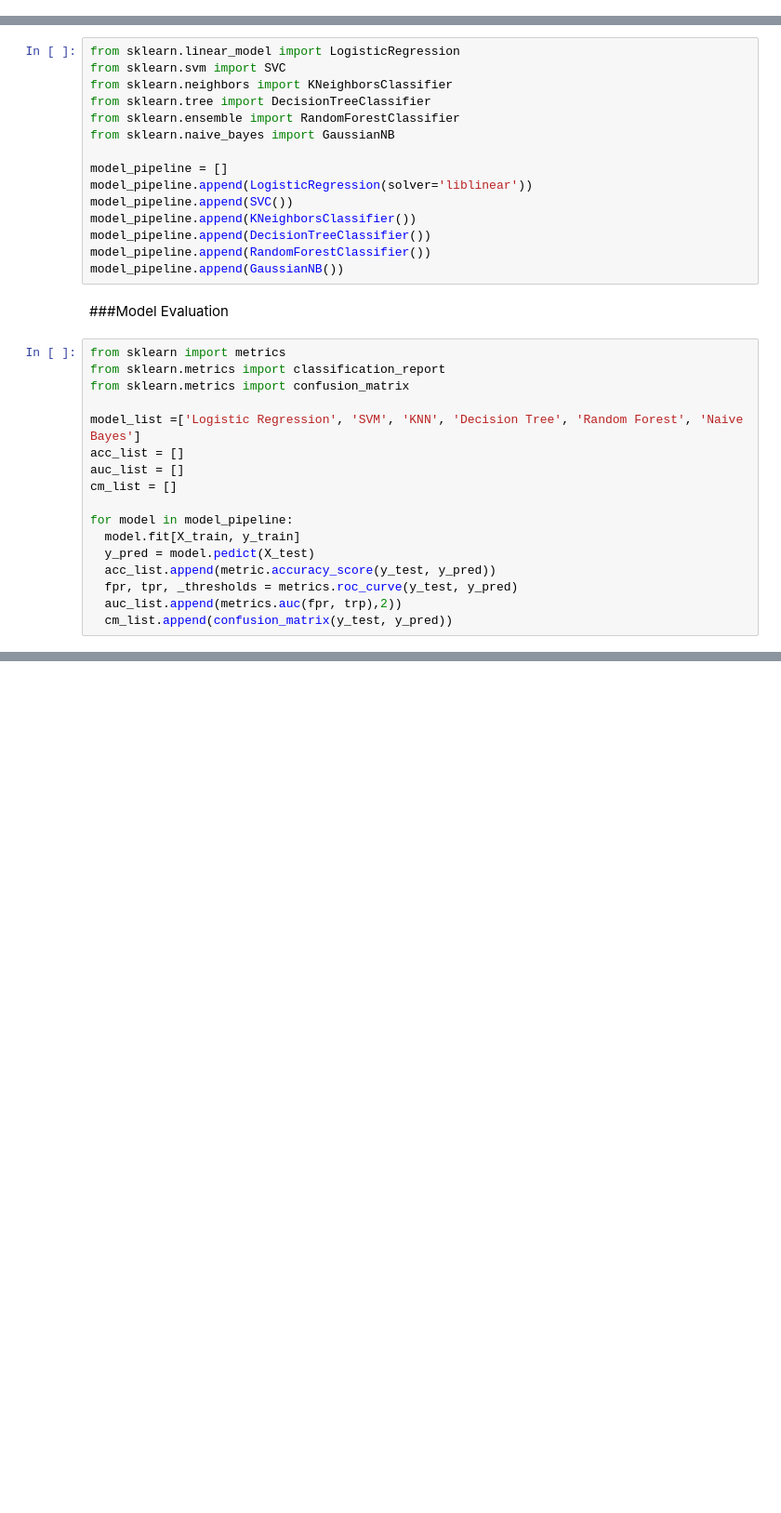
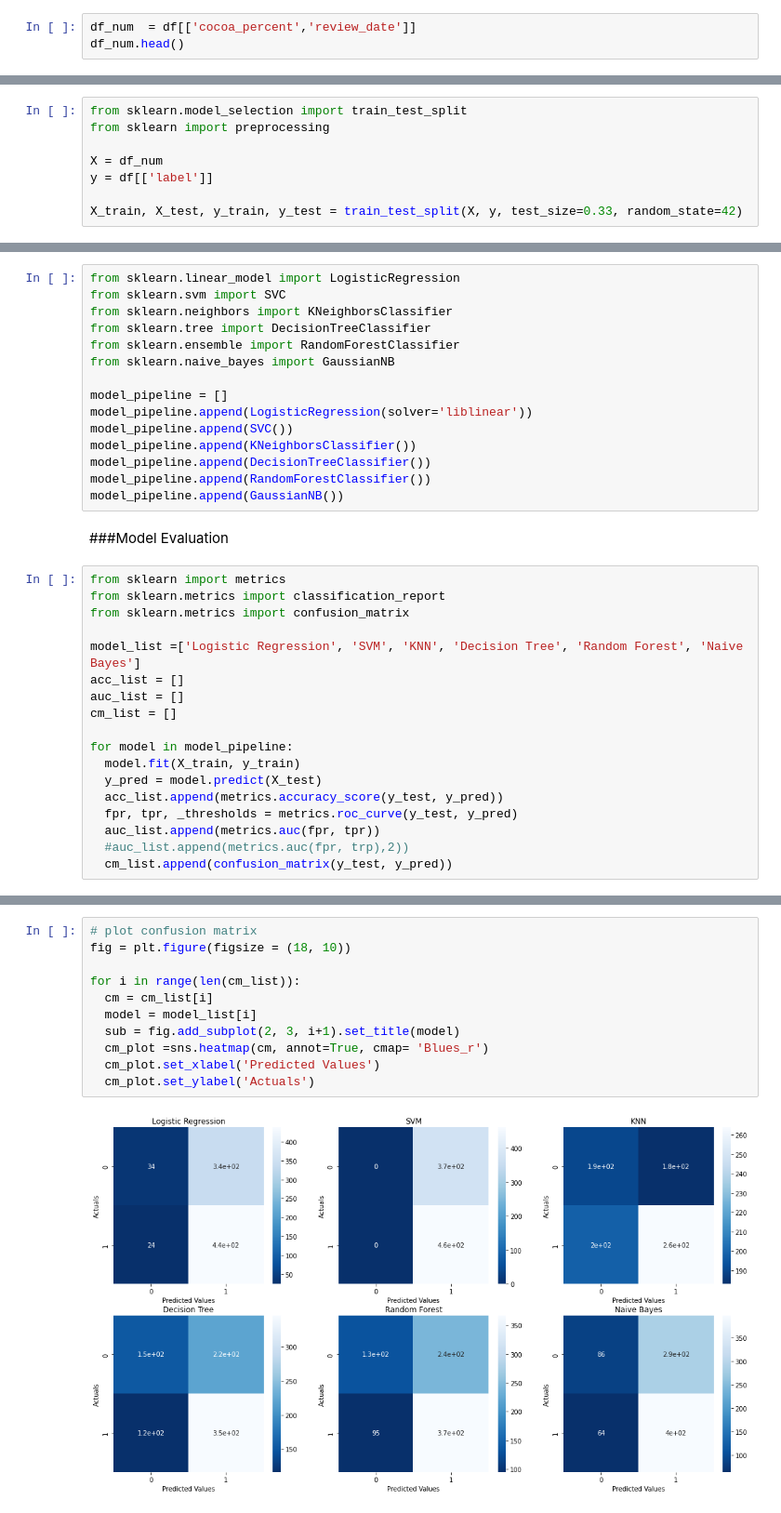
Before and after one commit to flyin01/tidy_tuesday, a Jupyter notebook: ml_pipeline.ipynb, the cells around one changed output, grey strips where cells are left out. Shown: that part at 93% size. Saved outputs shown, nothing was run; the diff lists cells and outputs as text; blank space fills up the shorter version.

Commit message:
completed first modellling pipeline

```diff
--- a/ml_pipeline.ipynb
+++ b/ml_pipeline.ipynb
@@ -154 +186,4 @@ for i in range(len(cat_list)):
 num_list = ['']
+# %%
+df_num  = df[['cocoa_percent','review_date']]
+df_num.head()
@@ -155,3 +197,11 @@ num_list = ['']
+# %%
+from sklearn.model_selection import train_test_split
+from sklearn import preprocessing
+
+X = df_num
+y = df[['label']]
+
+X_train, X_test, y_train, y_test = train_test_split(X, y, test_size=0.33, random_state=42)
 # %% [markdown]
 ###Machine Learning Model Pipeline
 # %%
@@ -182,9 +232,10 @@ auc_list = []
 cm_list = []
 
 for model in model_pipeline:
-  model.fit[X_train, y_train]
-  y_pred = model.pedict(X_test)
-  acc_list.append(metric.accuracy_score(y_test, y_pred))
+  model.fit(X_train, y_train)
+  y_pred = model.predict(X_test)
+  acc_list.append(metrics.accuracy_score(y_test, y_pred))
   fpr, tpr, _thresholds = metrics.roc_curve(y_test, y_pred)
-  auc_list.append(metrics.auc(fpr, trp),2))
+  auc_list.append(metrics.auc(fpr, tpr))
+  #auc_list.append(metrics.auc(fpr, trp),2))
   cm_list.append(confusion_matrix(y_test, y_pred))
@@ -192,0 +242,13 @@ for model in model_pipeline:
+# %%
+# plot confusion matrix
+fig = plt.figure(figsize = (18, 10))
+
+for i in range(len(cm_list)):
+  cm = cm_list[i]
+  model = model_list[i]
+  sub = fig.add_subplot(2, 3, i+1).set_title(model)
+  cm_plot =sns.heatmap(cm, annot=True, cmap= 'Blues_r')
+  cm_plot.set_xlabel('Predicted Values')
+  cm_plot.set_ylabel('Actuals')
+# %% [output]
+[figure, added]
```
Also changed, not shown: parts of 13 cells of this notebook.
